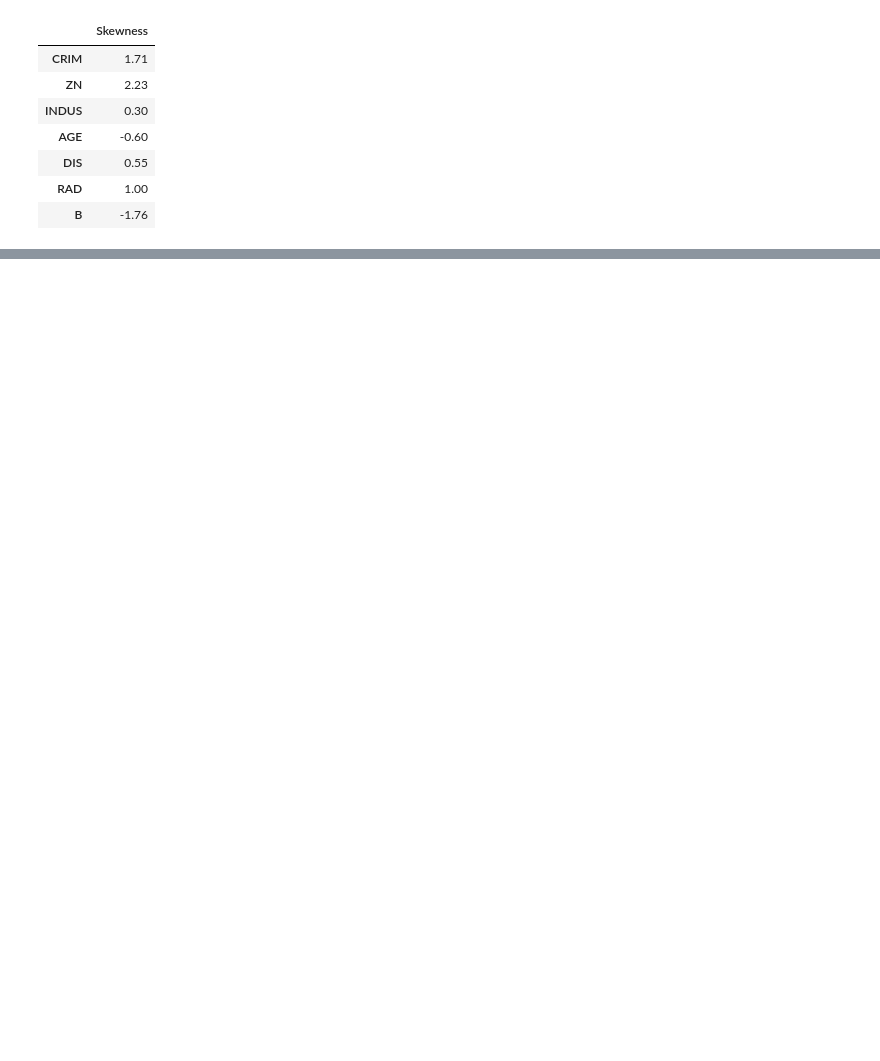
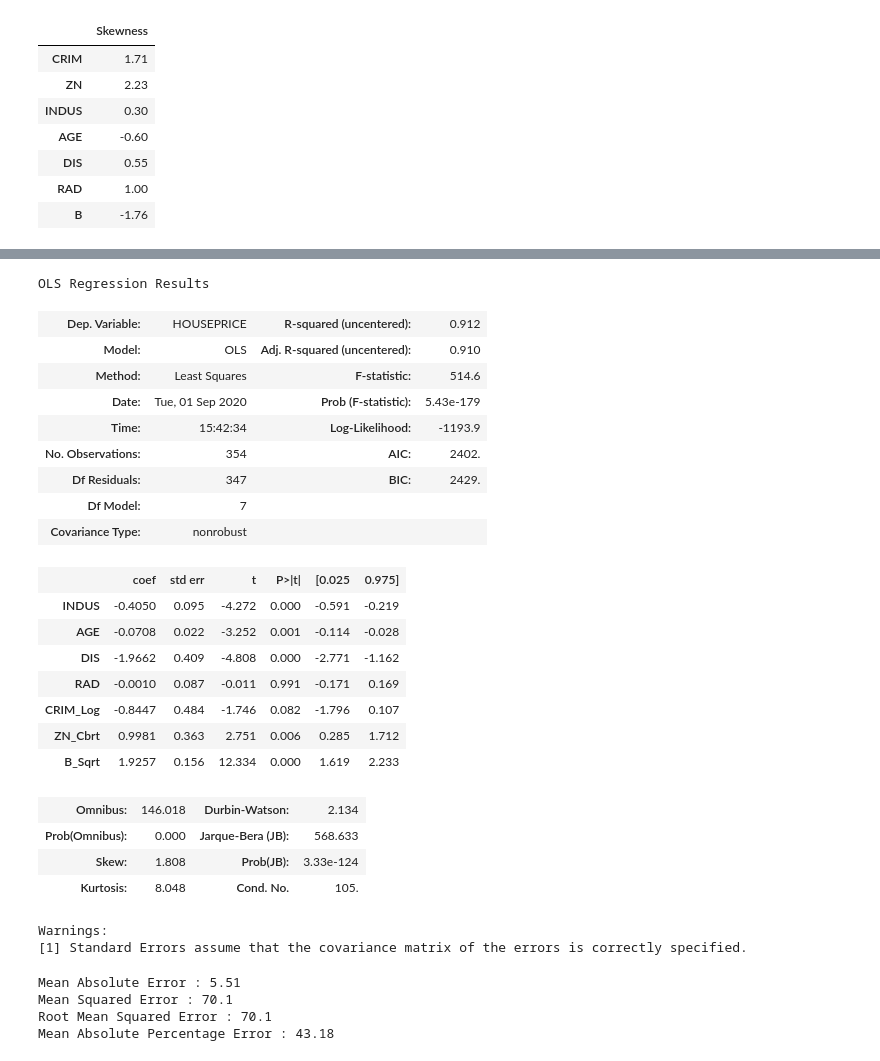
Before and after one commit to sandipanpaul21/Machine-Learning-in-Python-Code, a Jupyter notebook: 07_Simple_and_Multiple_Regression.ipynb, the cells around one changed output, grey strips where cells are left out. Saved outputs shown, nothing was run; the diff lists cells and outputs as text; code cells hidden in the pictures; blank space fills up the shorter version.

```diff
--- a/07_Simple_and_Multiple_Regression.ipynb
+++ b/07_Simple_and_Multiple_Regression.ipynb
@@ -590,0 +642,9 @@ independent_variables.head()
+# %%
+# Removing variables (raw variables) which are transformed
+
+# Removing variables
+independent_variables = independent_variables.drop(['CRIM', 'ZN', 'B'], axis = 1)
+
+# Round to 2 decimal point
+independent_variables = independent_variables.round(2)
+independent_variables.head()
@@ -590,0 +658,59 @@ independent_variables.head()
+# %%
+# Now lets train the model
+
+# Splitting Data into 70:30
+data_train, data_test, house_price_train, house_price_test = train_test_split(independent_variables,dependent_variable,train_size = 0.7)
+
+# Fitting the model
+Model_2 = OLS(house_price_train,data_train).fit()
+Model_2.summary()
+
+# Inference :
+# R and Ajusted R Square decreased (Model 1 = 0.95, Model 2 = 0.90). Ideal close to 1
+# Prob(F) less than 0.05 so independent var are important (Model 1 & Model 2 same result)
+# Omnibus,decreased good sign (Model 1 = 277, Model 2 = 114). Ideal close to 1
+# Durbin Watson,DW = 2 not bad (Model 1 = 0.9, Model 2 = 2). Ideal is from 0 to 1
+# JB decrease good amount, good sign error normally distributed (Model 1 = 3084, Model 2 = 324)
+# Skewness decreased good sign (Model 1 = 2.1, Model 2 = 1.5). Ideal is -1 to 1
+# Kurtosis decreased godo sign (Model 1 = 14, Model 2 = 6.5). Ideal is 3
+# Condition Number, well above 30 (Model 1 = 8000, Model 2 = 104). Ideal less than 30
+# %% [output]
+OLS Regression Results
+| Dep. Variable: | HOUSEPRICE | R-squared (uncentered): | 0.912 |
+| Model: | OLS | Adj. R-squared (uncentered): | 0.910 |
+| Method: | Least Squares | F-statistic: | 514.6 |
+| Date: | Tue, 01 Sep 2020 | Prob (F-statistic): | 5.43e-179 |
+| Time: | 15:42:34 | Log-Likelihood: | -1193.9 |
+| No. Observations: | 354 | AIC: | 2402. |
+| Df Residuals: | 347 | BIC: | 2429. |
+| Df Model: | 7 |  |  |
+| Covariance Type: | nonrobust |  |  |
+|  | coef | std err | t | P>|t| | [0.025 | 0.975] |
+| INDUS | -0.4050 | 0.095 | -4.272 | 0.000 | -0.591 | -0.219 |
+| AGE | -0.0708 | 0.022 | -3.252 | 0.001 | -0.114 | -0.028 |
+| DIS | -1.9662 | 0.409 | -4.808 | 0.000 | -2.771 | -1.162 |
+| RAD | -0.0010 | 0.087 | -0.011 | 0.991 | -0.171 | 0.169 |
+| CRIM_Log | -0.8447 | 0.484 | -1.746 | 0.082 | -1.796 | 0.107 |
+| ZN_Cbrt | 0.9981 | 0.363 | 2.751 | 0.006 | 0.285 | 1.712 |
+| B_Sqrt | 1.9257 | 0.156 | 12.334 | 0.000 | 1.619 | 2.233 |
+| Omnibus: | 146.018 | Durbin-Watson: | 2.134 |
+| Prob(Omnibus): | 0.000 | Jarque-Bera (JB): | 568.633 |
+| Skew: | 1.808 | Prob(JB): | 3.33e-124 |
+| Kurtosis: | 8.048 | Cond. No. | 105. |
+Warnings:
+[1] Standard Errors assume that the covariance matrix of the errors is correctly specified.
+# %%
+# Prediction of Model 2
+Prediction_2 = Model_2.predict(data_test)
+print("Mean Absolute Error :",metrics.mean_absolute_error(house_price_test,Prediction_2).round(2))
+print("Mean Squared Error :",metrics.mean_squared_error(house_price_test,Prediction_2).round(2))
+print("Root Mean Squared Error :",metrics.mean_squared_error(house_price_test,Prediction_2).round(2))
+print("Mean Absolute Percentage Error :",mape(house_price_test,Prediction_2).round(2))
+
+# Inference :
+# Model 1 MAPE = 49.7% decreased to 43.6% in Model 2. Good Progress !!
+# %% [output]
+Mean Absolute Error : 5.51
+Mean Squared Error : 70.1
+Root Mean Squared Error : 70.1
+Mean Absolute Percentage Error : 43.18
```
Also changed, not shown: parts of 11 cells of this notebook.
